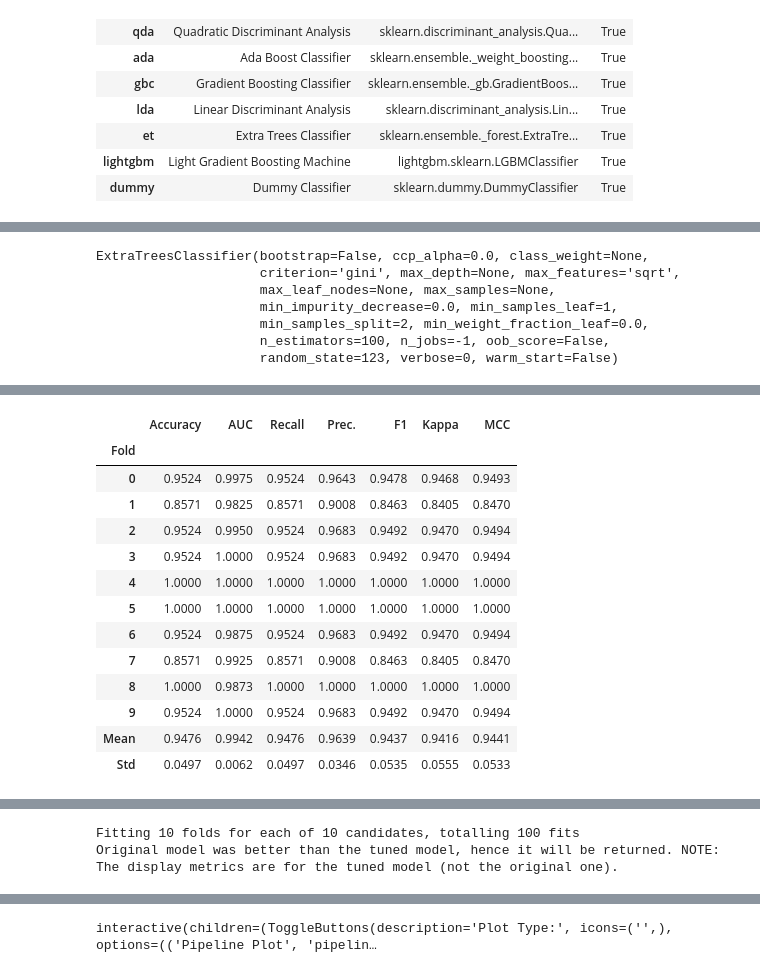
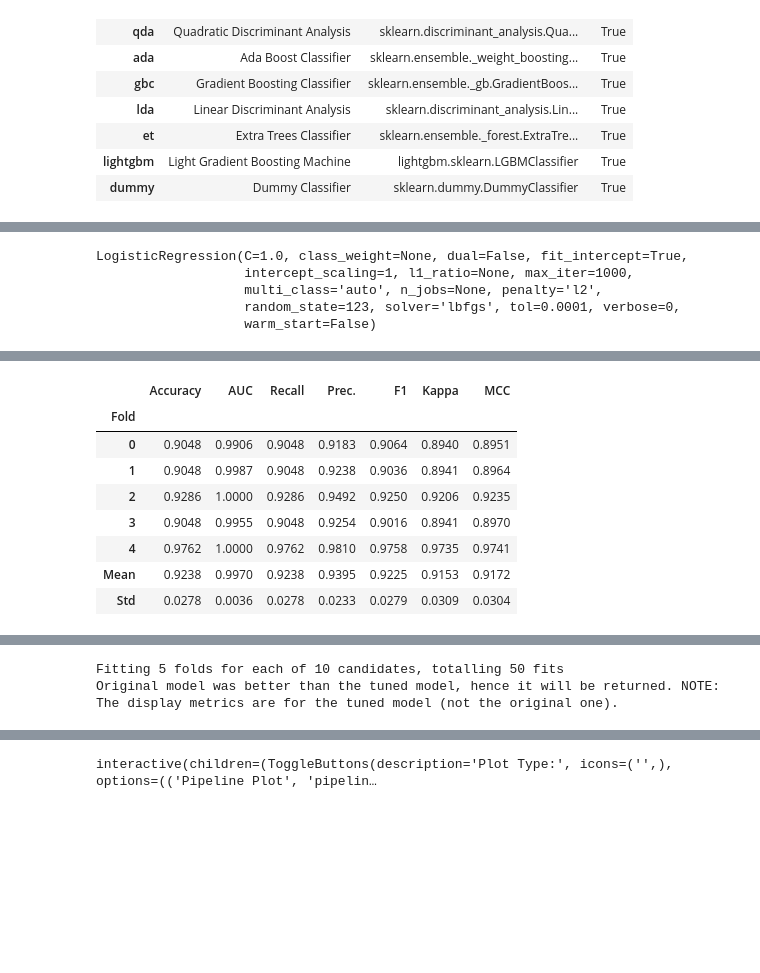
Before and after one commit to Akkito64/Classicfication_thainumber, a Jupyter notebook: Classification_with_pycaret.ipynb, the cells around one changed output, grey strips where cells are left out. Saved outputs shown, nothing was run; the diff lists cells and outputs as text; code cells hidden in the pictures; blank space fills up the shorter version.

```diff
--- a/Classification_with_pycaret.ipynb
+++ b/Classification_with_pycaret.ipynb
@@ -268,7 +270,7 @@ models()
 | lightgbm | Light Gradient Boosting Machine | lightgbm.sklearn.LGBMClassifier | True |
 | dummy | Dummy Classifier | sklearn.dummy.DummyClassifier | True |
 # %%
-dt = create_model('et')
+dt = create_model('lr')
 # %% [output]
 [interactive output not drawn]
 |  | Accuracy | AUC | Recall | Prec. | F1 | Kappa | MCC |
@@ -290,33 +292,26 @@ dt = create_model('et')
 # trained model object is stored in the variable 'dt'.
 print(dt)
 # %% [output]
-ExtraTreesClassifier(bootstrap=False, ccp_alpha=0.0, class_weight=None,
-                     criterion='gini', max_depth=None, max_features='sqrt',
-                     max_leaf_nodes=None, max_samples=None,
-                     min_impurity_decrease=0.0, min_samples_leaf=1,
-                     min_samples_split=2, min_weight_fraction_leaf=0.0,
-                     n_estimators=100, n_jobs=-1, oob_score=False,
-                     random_state=123, verbose=0, warm_start=False)
+LogisticRegression(C=1.0, class_weight=None, dual=False, fit_intercept=True,
+                   intercept_scaling=1, l1_ratio=None, max_iter=1000,
+                   multi_class='auto', n_jobs=None, penalty='l2',
+                   random_state=123, solver='lbfgs', tol=0.0001, verbose=0,
+                   warm_start=False)
 # %%
-tuned_dt = tune_model(dt)
+tuned_dt = tune_model(dt,optimize='F1',n_iter= 10 ,fold= 5)
 # %% [output]
 [interactive output not drawn]
 |  | Accuracy | AUC | Recall | Prec. | F1 | Kappa | MCC |
 | Fold |  |  |  |  |  |  |  |
-| 0 | 0.9524 | 0.9975 | 0.9524 | 0.9643 | 0.9478 | 0.9468 | 0.9493 |
-| 1 | 0.8571 | 0.9825 | 0.8571 | 0.9008 | 0.8463 | 0.8405 | 0.8470 |
-| 2 | 0.9524 | 0.9950 | 0.9524 | 0.9683 | 0.9492 | 0.9470 | 0.9494 |
-| 3 | 0.9524 | 1.0000 | 0.9524 | 0.9683 | 0.9492 | 0.9470 | 0.9494 |
-| 4 | 1.0000 | 1.0000 | 1.0000 | 1.0000 | 1.0000 | 1.0000 | 1.0000 |
-| 5 | 1.0000 | 1.0000 | 1.0000 | 1.0000 | 1.0000 | 1.0000 | 1.0000 |
-| 6 | 0.9524 | 0.9875 | 0.9524 | 0.9683 | 0.9492 | 0.9470 | 0.9494 |
-| 7 | 0.8571 | 0.9925 | 0.8571 | 0.9008 | 0.8463 | 0.8405 | 0.8470 |
-| 8 | 1.0000 | 0.9873 | 1.0000 | 1.0000 | 1.0000 | 1.0000 | 1.0000 |
-| 9 | 0.9524 | 1.0000 | 0.9524 | 0.9683 | 0.9492 | 0.9470 | 0.9494 |
-| Mean | 0.9476 | 0.9942 | 0.9476 | 0.9639 | 0.9437 | 0.9416 | 0.9441 |
-| Std | 0.0497 | 0.0062 | 0.0497 | 0.0346 | 0.0535 | 0.0555 | 0.0533 |
+| 0 | 0.9048 | 0.9906 | 0.9048 | 0.9183 | 0.9064 | 0.8940 | 0.8951 |
+| 1 | 0.9048 | 0.9987 | 0.9048 | 0.9238 | 0.9036 | 0.8941 | 0.8964 |
+| 2 | 0.9286 | 1.0000 | 0.9286 | 0.9492 | 0.9250 | 0.9206 | 0.9235 |
+| 3 | 0.9048 | 0.9955 | 0.9048 | 0.9254 | 0.9016 | 0.8941 | 0.8970 |
+| 4 | 0.9762 | 1.0000 | 0.9762 | 0.9810 | 0.9758 | 0.9735 | 0.9741 |
+| Mean | 0.9238 | 0.9970 | 0.9238 | 0.9395 | 0.9225 | 0.9153 | 0.9172 |
+| Std | 0.0278 | 0.0036 | 0.0278 | 0.0233 | 0.0279 | 0.0309 | 0.0304 |
 [interactive output not drawn]
-Fitting 10 folds for each of 10 candidates, totalling 100 fits
+Fitting 5 folds for each of 10 candidates, totalling 50 fits
 Original model was better than the tuned model, hence it will be returned. NOTE: The display metrics are for the tuned model (not the original one).
 # %%
 plot_model(tuned_dt, plot = 'auc')
```
Also changed, not shown: parts of 13 cells of this notebook.
